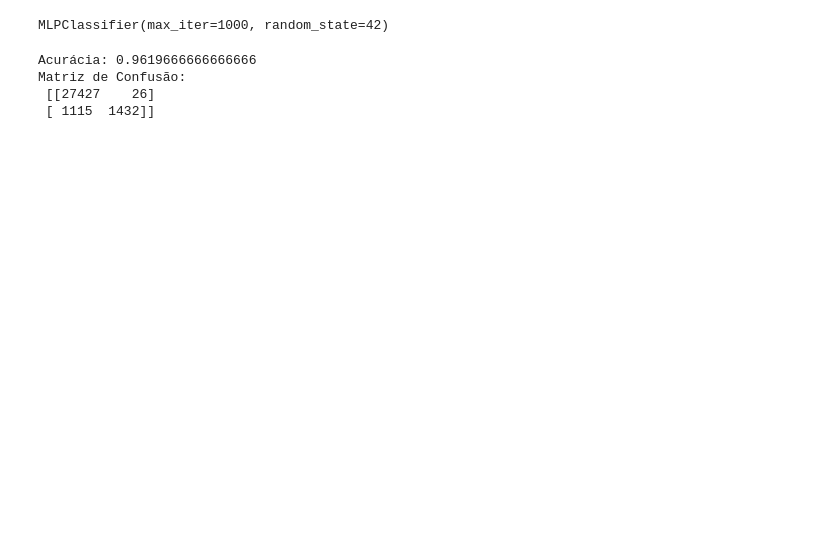
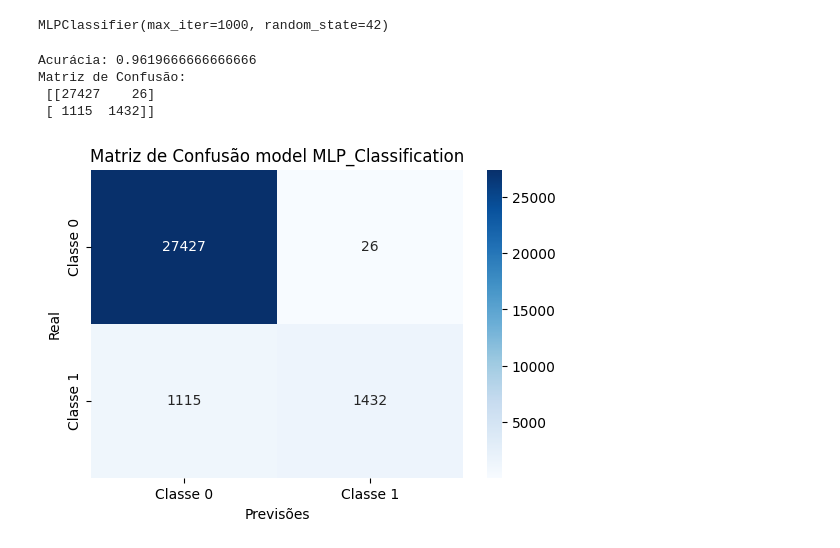
Before and after one commit to joaoPedroJPBR/TCC, a Jupyter notebook: scripts/mlp_classification.ipynb, the cells around one changed output. Drawn from its saved outputs; the diff is of its cells as text; code cells hidden in the pictures; blank space fills up the shorter version.

Commit message:
matrix confusion

```diff
--- a/scripts/mlp_classification.ipynb
+++ b/scripts/mlp_classification.ipynb
@@ -38,3 +40,15 @@ Acurácia: 0.9619666666666666
 Matriz de Confusão:
  [[27427    26]
  [ 1115  1432]]
+# %%
+cm = confusion_matrix(y_test, y_pred)
+# %%
+# Criar um plot da matriz de confusão usando seaborn
+plt.figure(figsize=(6, 4))
+sns.heatmap(cm, annot=True, fmt='d', cmap='Blues', xticklabels=['Classe 0', 'Classe 1'], yticklabels=['Classe 0', 'Classe 1'])
+plt.xlabel('Previsões')
+plt.ylabel('Real')
+plt.title('Matriz de Confusão model MLP_Classification')
+plt.show()
+# %% [output]
+[figure, added]
```
Also changed, not shown: parts of 1 cell of this notebook, 1 other file.
